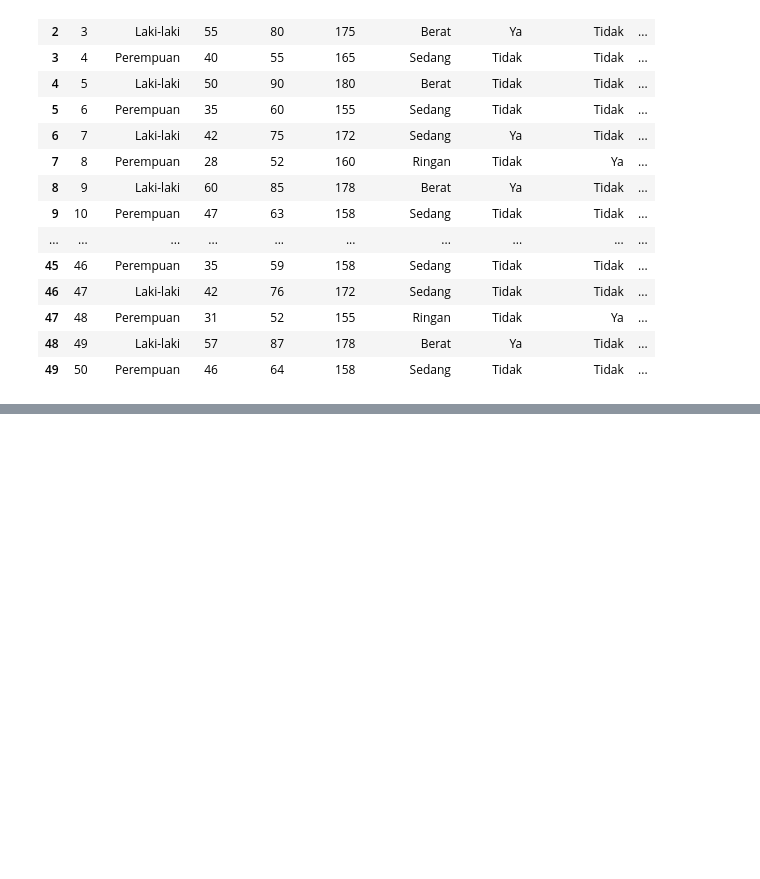
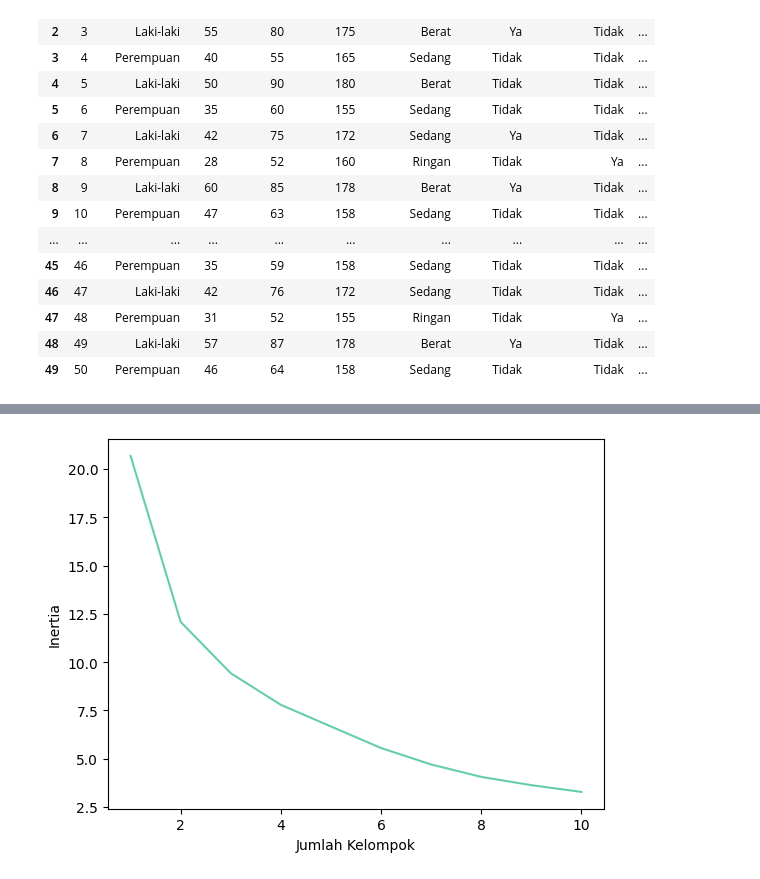
Before and after one commit to elisa11ramadanti/Capstone-Pilkamu, a Jupyter notebook: Capstone_Pilkamu.ipynb, the cells around one changed output, grey strips where cells are left out. Saved outputs shown, nothing was run; the diff lists cells and outputs as text; code cells hidden in the pictures; blank space fills up the shorter version.

```diff
--- a/Capstone_Pilkamu.ipynb
+++ b/Capstone_Pilkamu.ipynb
@@ -248,0 +443,5 @@ df
+# %%
+# import nutrients file csv
+df = pd.read_csv('/content/drive/MyDrive/Capstone/nutrients_csvfile.csv')
+
+df.head()
@@ -248,0 +459,11 @@ df
+# %%
+# Separate the Food Column
+foods = df['Food']
+df = df.drop(['Food'], axis=1)
+
+# Drop grams column
+df = df.drop(['Grams'], axis=1)
+# %%
+# Remove all the rows that cant be converted to float
+df = df.apply(pd.to_numeric, errors='coerce')
+df = df.dropna()
@@ -248,0 +474,9 @@ df
+# %%
+# create df train
+train_df = df.copy()
+
+# Normalize
+scaler = MinMaxScaler()
+train_df = pd.DataFrame(scaler.fit_transform(train_df), columns=train_df.columns)
+
+train_df.head()
@@ -248,0 +490,22 @@ df
+# %%
+# cluster the nutrients
+X = train_df.copy()
+X_tensor = tf.convert_to_tensor(X.values, dtype=tf.float32)
+
+# export X_tensor to h5 file
+with h5py.File('food_tensor.h5', 'w') as hf:
+    hf.create_dataset("X_tensor",  data=X_tensor)
+
+inertia_all = []
+
+for i in range(1, 11):
+    kmeans_all = KMeans(n_clusters=i, n_init=10, random_state=42)
+    kmeans_all.fit(X_tensor)
+    inertia_all.append(kmeans_all.inertia_)
+
+plt.plot(range(1, 11), inertia_all, color='mediumaquamarine')
+plt.xlabel('Jumlah Kelompok')
+plt.ylabel('Inertia')
+plt.show()
+# %% [output]
+[figure, added]
```
Also changed, not shown: parts of 94 cells of this notebook.
